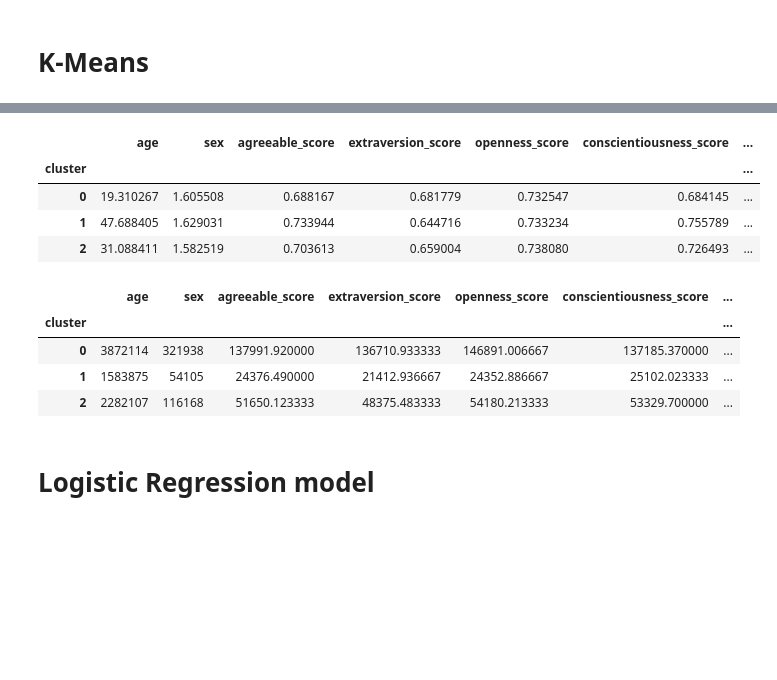
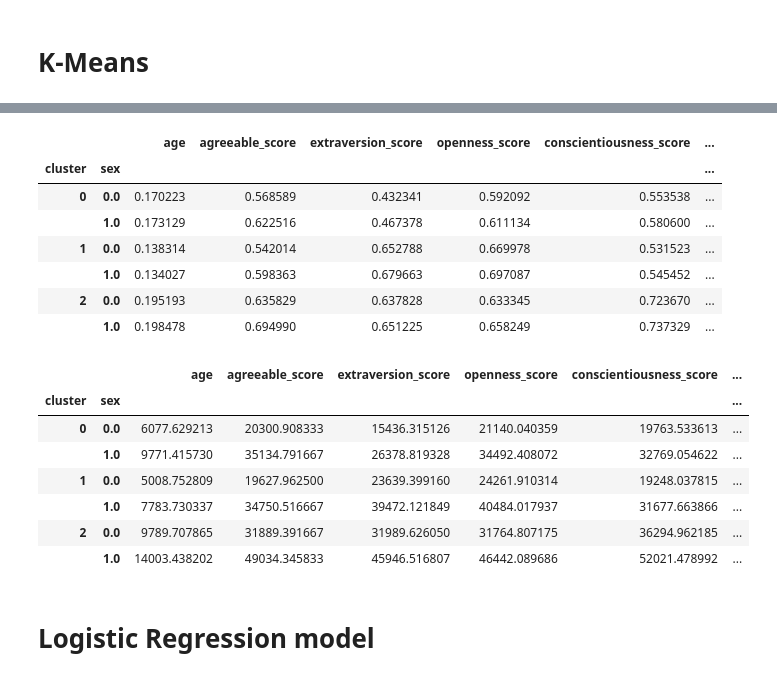
Before and after one commit to efratkohen/Big_five, a Jupyter notebook: Big Five - preprocessing.ipynb, the cells around one changed output, grey strips where cells are left out. Cells and saved outputs as stored; diff of their text form; code cells hidden in the pictures; blank space fills up the shorter version.

```diff
--- a/Big Five - preprocessing.ipynb
+++ b/Big Five - preprocessing.ipynb
@@ -168,3 +169,10 @@ data_country
 | 334160 | 36 | 1 | 0.516667 | 0.670000 | 0.783333 | 0.566667 | ... |
 | 334161 | 35 | 2 | 0.866667 | 0.900000 | 0.956667 | 0.710000 | ... |
 307141 rows × 20 columns
+# %%
+#Normalize features
+scaler = MinMaxScaler()
+names = data_country.columns
+d = scaler.fit_transform(data_country)
+scaled_data_country = pd.DataFrame(d, index=data_country.index, columns=names)
+scaled_data_country
@@ -174,7 +197,7 @@ data_country
 from sklearn.cluster import KMeans
 # %%
 Kmeans = KMeans(n_clusters=3)
-Kmeans.fit(data_country)
-y_km = Kmeans.fit_predict(data_country)
-new_series = pd.Series(y_km, index=data_country.index, name='cluster')
-data_country_Kmeans = pd.concat([data_country, new_series] ,axis=1)
+Kmeans.fit(scaled_data_country[personality_traits])
+y_km = Kmeans.fit_predict(scaled_data_country[personality_traits])
+new_series = pd.Series(y_km, index=scaled_data_country.index, name='cluster')
+scaled_data_country_Kmeans = pd.concat([scaled_data_country, new_series] ,axis=1)
@@ -206,19 +243,25 @@ data_country_Kmeans.groupby(by=["cluster"]).median()
 # %%
-data_country_Kmeans.groupby(by=["cluster"]).mean()
+scaled_data_country_Kmeans.groupby(by=["cluster", "sex"]).mean()
 # %% [output]
-|  | age | sex | agreeable_score | extraversion_score | openness_score | conscientiousness_score | ... |
-| cluster |  |  |  |  |  |  | ... |
-| 0 | 19.310267 | 1.605508 | 0.688167 | 0.681779 | 0.732547 | 0.684145 | ... |
-| 1 | 47.688405 | 1.629031 | 0.733944 | 0.644716 | 0.733234 | 0.755789 | ... |
-| 2 | 31.088411 | 1.582519 | 0.703613 | 0.659004 | 0.738080 | 0.726493 | ... |
+|  |  | age | agreeable_score | extraversion_score | openness_score | conscientiousness_score | ... |
+| cluster | sex |  |  |  |  |  | ... |
+| 0 | 0.0 | 0.170223 | 0.568589 | 0.432341 | 0.592092 | 0.553538 | ... |
+|  | 1.0 | 0.173129 | 0.622516 | 0.467378 | 0.611134 | 0.580600 | ... |
+| 1 | 0.0 | 0.138314 | 0.542014 | 0.652788 | 0.669978 | 0.531523 | ... |
+|  | 1.0 | 0.134027 | 0.598363 | 0.679663 | 0.697087 | 0.545452 | ... |
+| 2 | 0.0 | 0.195193 | 0.635829 | 0.637828 | 0.633345 | 0.723670 | ... |
+|  | 1.0 | 0.198478 | 0.694990 | 0.651225 | 0.658249 | 0.737329 | ... |
 # %%
-data_country_Kmeans.groupby(by=["cluster"]).sum()
+scaled_data_country_Kmeans.groupby(by=["cluster", "sex"]).sum()
 # %% [output]
-|  | age | sex | agreeable_score | extraversion_score | openness_score | conscientiousness_score | ... |
-| cluster |  |  |  |  |  |  | ... |
-| 0 | 3872114 | 321938 | 137991.920000 | 136710.933333 | 146891.006667 | 137185.370000 | ... |
-| 1 | 1583875 | 54105 | 24376.490000 | 21412.936667 | 24352.886667 | 25102.023333 | ... |
-| 2 | 2282107 | 116168 | 51650.123333 | 48375.483333 | 54180.213333 | 53329.700000 | ... |
+|  |  | age | agreeable_score | extraversion_score | openness_score | conscientiousness_score | ... |
+| cluster | sex |  |  |  |  |  | ... |
+| 0 | 0.0 | 6077.629213 | 20300.908333 | 15436.315126 | 21140.040359 | 19763.533613 | ... |
+|  | 1.0 | 9771.415730 | 35134.791667 | 26378.819328 | 34492.408072 | 32769.054622 | ... |
+| 1 | 0.0 | 5008.752809 | 19627.962500 | 23639.399160 | 24261.910314 | 19248.037815 | ... |
+|  | 1.0 | 7783.730337 | 34750.516667 | 39472.121849 | 40484.017937 | 31677.663866 | ... |
+| 2 | 0.0 | 9789.707865 | 31889.391667 | 31989.626050 | 31764.807175 | 36294.962185 | ... |
+|  | 1.0 | 14003.438202 | 49034.345833 | 45946.516807 | 46442.089686 | 52021.478992 | ... |
 # %% [markdown]
 # Logistic Regression model
 # %%
```
Also changed, not shown: parts of 8 cells of this notebook.
